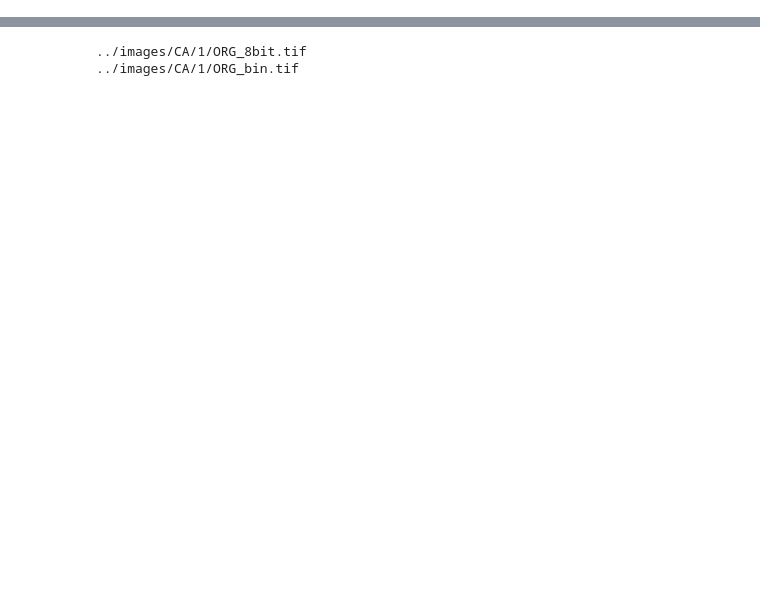
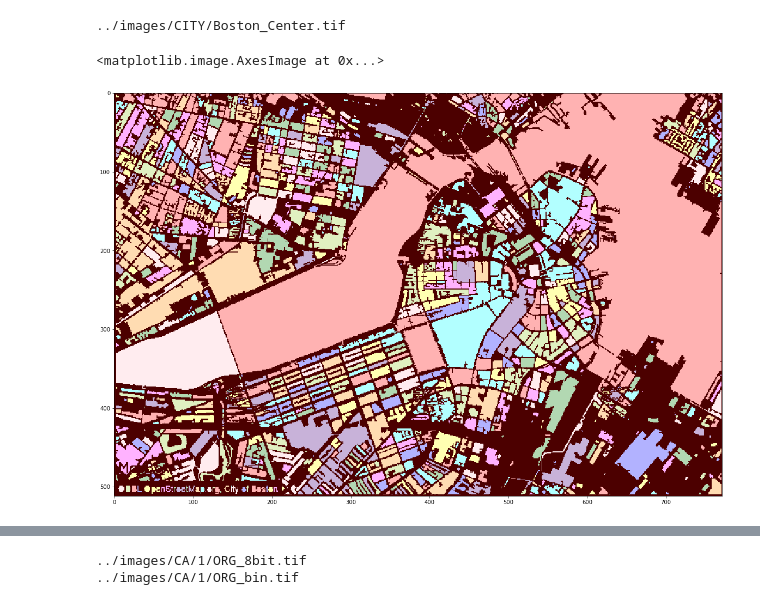
Before and after one commit to rempic/Image-Features-Extraction, a Jupyter notebook: tutorial/remi_tutorial_image_features_extraction.ipynb, the cells around one changed output, grey strips where cells are left out. Saved outputs shown, nothing was run; the diff lists cells and outputs as text; code cells hidden in the pictures; blank space fills up the shorter version.

```diff
--- a/tutorial/remi_tutorial_image_features_extraction.ipynb
+++ b/tutorial/remi_tutorial_image_features_extraction.ipynb
@@ -40,0 +33,16 @@ plt.show()
+# %%
+IMGS = fe.Images('../images/CITY')
+
+IMG = IMGS.item(0)
+
+
+print(IMG.file_name())
+
+
+fig, ax = plt.subplots(figsize=(20, 20))
+
+ax.imshow(IMGS.item(0).get_image_segmentation())
+# %% [output]
+../images/CITY/Boston_Center.tif
+<matplotlib.image.AxesImage at 0x...>
+[figure, added]
```
Also changed, not shown: parts of 49 cells of this notebook, 26 other files.
